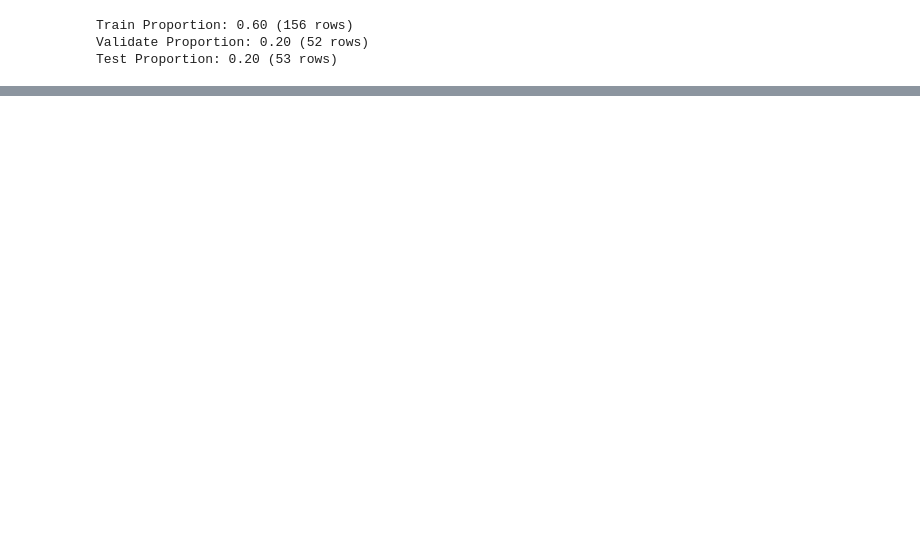
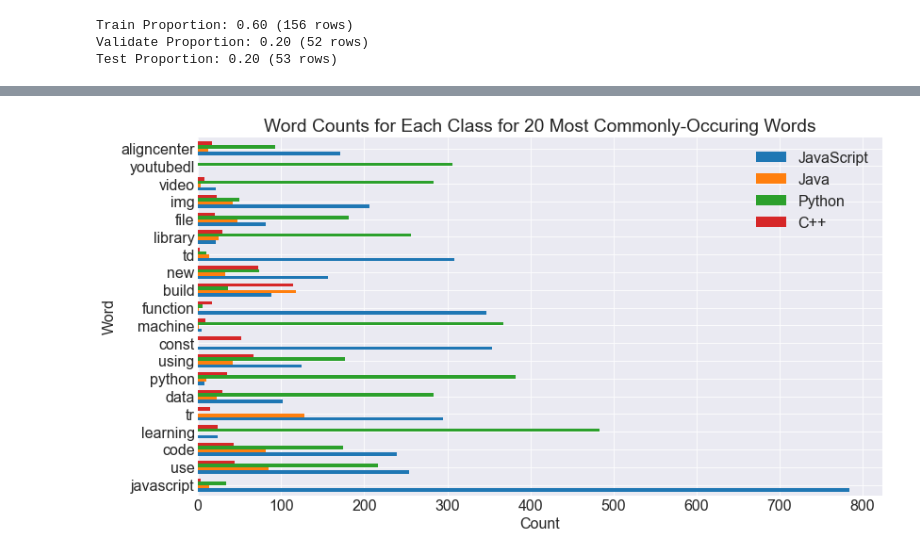
Before and after one commit to team-nlp-project/team-nlp-project, a Jupyter notebook: scratch_adam.ipynb, the cells around one changed output, grey strips where cells are left out. Saved outputs shown, nothing was run; the diff lists cells and outputs as text; code cells hidden in the pictures; blank space fills up the shorter version.

```diff
--- a/scratch_adam.ipynb
+++ b/scratch_adam.ipynb
@@ -329,0 +480,3 @@ Test Proportion: 0.20 (53 rows)
+# %%
+c_freq = pd.Series(c_words.split()).value_counts()
+c_freq
@@ -329,0 +496,3 @@ Test Proportion: 0.20 (53 rows)
+# %%
+all_freq = pd.Series(all_words.split()).value_counts()
+all_freq
@@ -329,0 +520,5 @@ Test Proportion: 0.20 (53 rows)
+# %%
+# concat all frequencies together into single df
+word_counts = pd.concat([js_freq, j_freq, py_freq, c_freq, all_freq], axis=1).fillna(0).astype(int)
+word_counts.columns = ['JavaScript', 'Java', 'Python', 'C++', 'All']
+word_counts.head()
@@ -329,0 +532,3 @@ Test Proportion: 0.20 (53 rows)
+# %%
+# sort by all
+top20 = word_counts.sort_values('All', ascending=False).head(20)
@@ -329,0 +555,8 @@ Test Proportion: 0.20 (53 rows)
+# %%
+# visualize this
+top20.drop(columns='All').plot.barh(width=0.75)
+plt.title('Word Counts for Each Class for 20 Most Commonly-Occuring Words')
+plt.xlabel('Count')
+plt.ylabel('Word');
+# %% [output]
+[figure, added]
```
Also changed, not shown: parts of 38 cells of this notebook.
